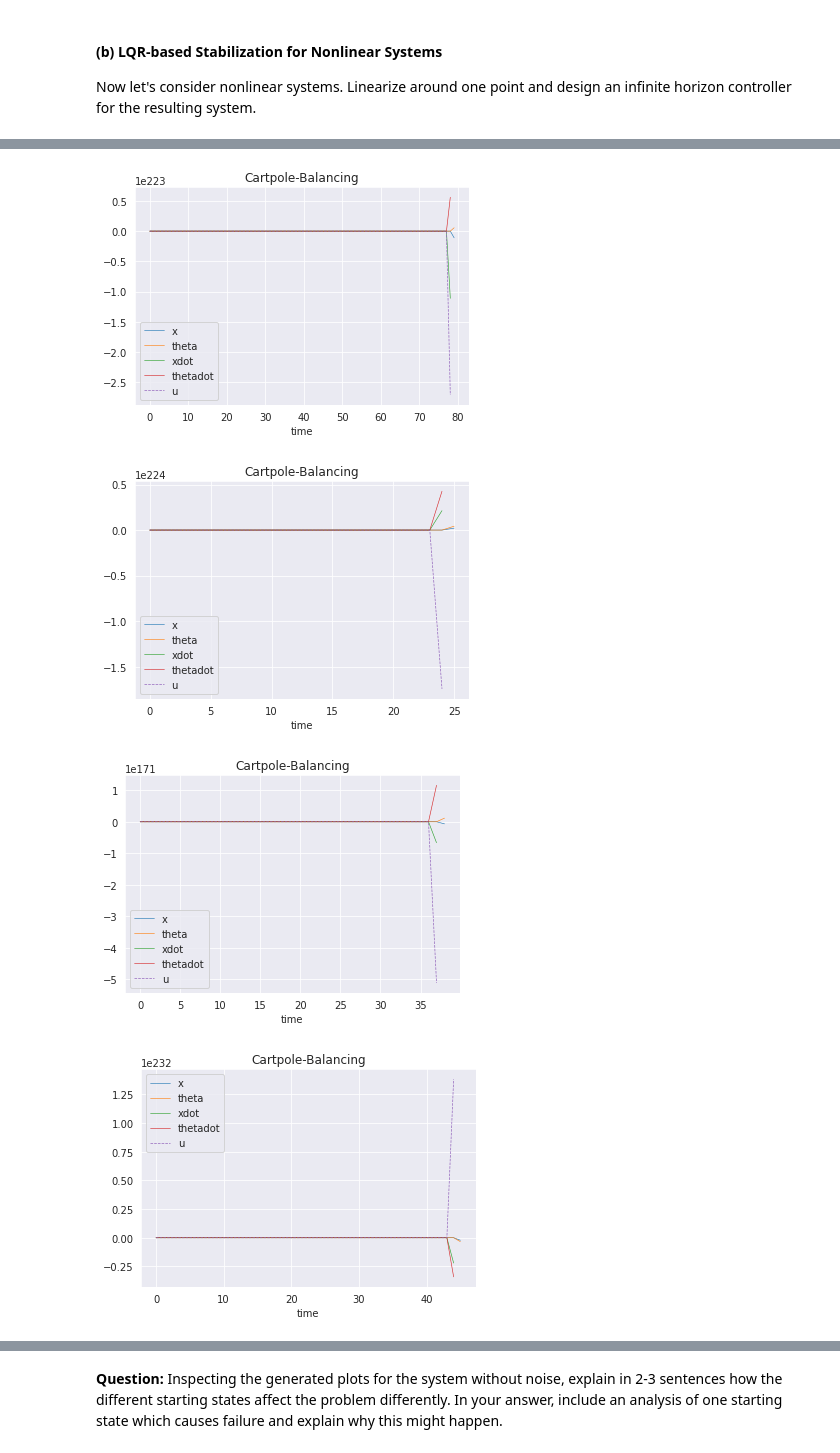
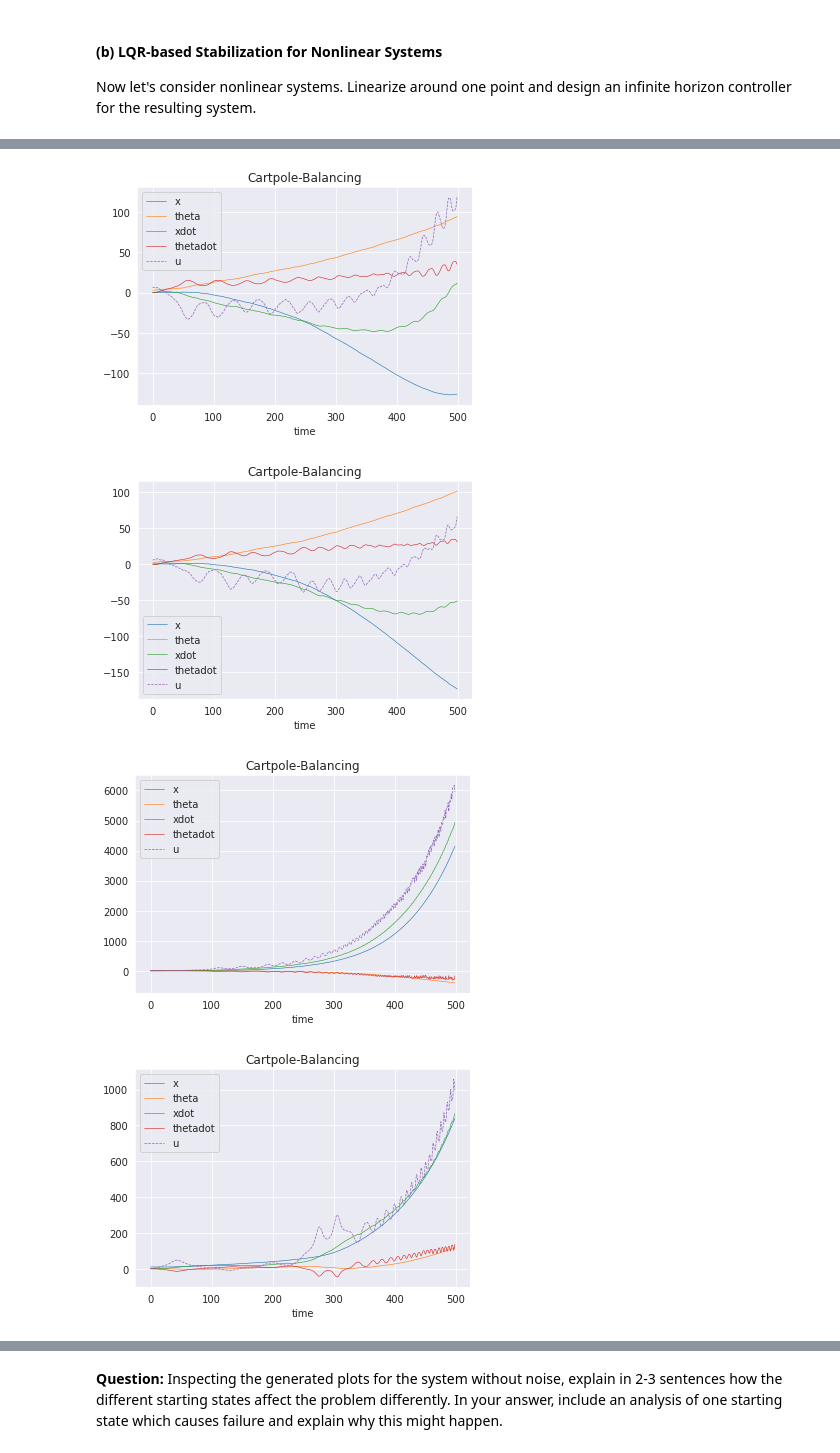
Before and after one commit to aditya-shirwatkar/AdvancedRobotics, a Jupyter notebook: cs287-hw2/lqr.ipynb, the cells around one changed output, grey strips where cells are left out. Drawn from its saved outputs; the diff is of its cells as text; code cells hidden in the pictures.

```diff
--- a/cs287-hw2/lqr.ipynb
+++ b/cs287-hw2/lqr.ipynb
@@ -97,17 +97,19 @@ def lqr_infinite_horizon(A, B, Q, R):
     """YOUR CODE HERE"""
     # make a helper function
     def ATbA(A, b):
-        return A.T.dot(b.dot(A))
+        return A.T @ b @A
+
     # calculate initial update
-    K_new = -(np.linalg.inv(R + ATbA(B, P))).dot(B.T.dot(P.dot(A)))
-    P = Q + ATbA(K_new, R) + ATbA(A+B.dot(K_new), P)
-    tol = np.linalg.norm(K_new-K_current, ord=2)
+    K_new = -(np.linalg.inv(R + ATbA(B, P))) @ B.T @ P @ A
+    P = Q + ATbA(K_new, R) + ATbA(A + B.dot(K_new), P)
+    tol = np.linalg.norm(K_new - K_current, ord=2)
     K_current = K_new
+
     # loop over
     while tol > 1e-4:
-        K_new = -(np.linalg.inv(R + ATbA(B, P))).dot(B.T.dot(P.dot(A)))
+        K_new = -(np.linalg.inv(R + ATbA(B, P))) @ B.T @ P @ A
         P = Q + ATbA(K_new, R) + ATbA(A+B.dot(K_new), P)
-        tol = np.linalg.norm(K_new-K_current, ord=2)
+        tol = np.linalg.norm(K_new - K_current, ord=2)
         K_current = K_new
 
     """YOUR CODE ENDS HERE"""
@@ -129,7 +131,7 @@ def simulate(A, B, K_inf, n_starting_states, T, noise=None):
         x[:,0] = starting_states[:,s]
         for t in np.arange(T):
             """YOUR CODE HERE"""
-            u[:,t] = K_inf.dot(x[:,t])
+            u[:,t] = K_inf @ x[:,t]
             """YOUR CODE ENDS HERE"""
             x[:,t+1] = A @ x[:,t] + B @ u[:,t]
             if noise is not None:
@@ -202,24 +204,24 @@ def linearize_dynamics(f, x_ref, u_ref, dt, my_eps, x_ref_tplus1=None):
         for j in range(dx):
             xj_f = np.copy(x_ref)
             xj_b = np.copy(x_ref)
-            xj_f[j] += my_eps/2
-            xj_b[j] -= my_eps/2
+            xj_f[j] += my_eps
+#             xj_b[j] -= my_eps/2
 #             print(xj_f, xj_b)
-            A[i, j] = (f(xj_f, u_ref, dt) - f(xj_b, u_ref, dt))[i]
+            A[i, j] = (f(xj_f, u_ref, dt)[i] - f(x_ref, u_ref, dt)[i])
 #             print((f(xj_f, u_ref, dt) - f(xj_b, u_ref, dt))[i])
     for i in range(dx):
         for j in range(du):
             uj_f = np.copy(u_ref)
             uj_b = np.copy(u_ref)
-            uj_f[j] += my_eps/2
-            uj_b[j] -= my_eps/2
+            uj_f[j] += my_eps
+#             uj_b[j] -= my_eps/2
 #             print(uj_f, uj_b)
-            B[i, j] = (f(x_ref, uj_f, dt) - f(x_ref, uj_b, dt))[i]
+            B[i, j] = (f(x_ref, uj_f, dt)[i] - f(x_ref, u_ref, dt)[i])
 #             print((f(x_ref, uj_f, dt) - f(x_ref, uj_b, dt))[i])
     A /= my_eps
     B /= my_eps
-#     print(A)
-#     print(B)
+    print(A)
+    print(B)
     """YOUR CODE ENDS HERE"""
 
     c = f(x_ref, u_ref, dt) - x_ref_next
@@ -232,7 +234,7 @@ def lqr_nonlinear(config):
     env = config['env']
     env_name = config['exp_name']
     f = config['f']
-    dt = 0.1 # we work with discrete time
+    dt = 0.01 # we work with discrete time
     my_eps = 0.01 # finite difference for numerical differentiation
 
     # load in our reference points
@@ -321,7 +323,7 @@ cartpole_config = {
     'exp_name': "Cartpole-Balancing",
     'env': None,
     'steps': 500,
-    'x_ref': np.array([0., np.pi, 0., 0.]),
+    'x_ref': np.array([0., np.pi, 0., 50.]),
     'u_ref': np.array([0.]),
     'legend':['x', 'theta', 'xdot', 'thetadot'],
     'ss': np.array([[0., 0., 0., 10., 50.],
@@ -340,4 +350,4 @@ lqr_nonlinear(cartpole_config)
-[figure, old version]
+[figure, new version]
-[figure, old version]
+[figure, new version]
-[figure, old version]
+[figure, new version]
-[figure, old version]
+[figure, new version]
```
Also changed, not shown: parts of 4 cells of this notebook, 9 other files.
